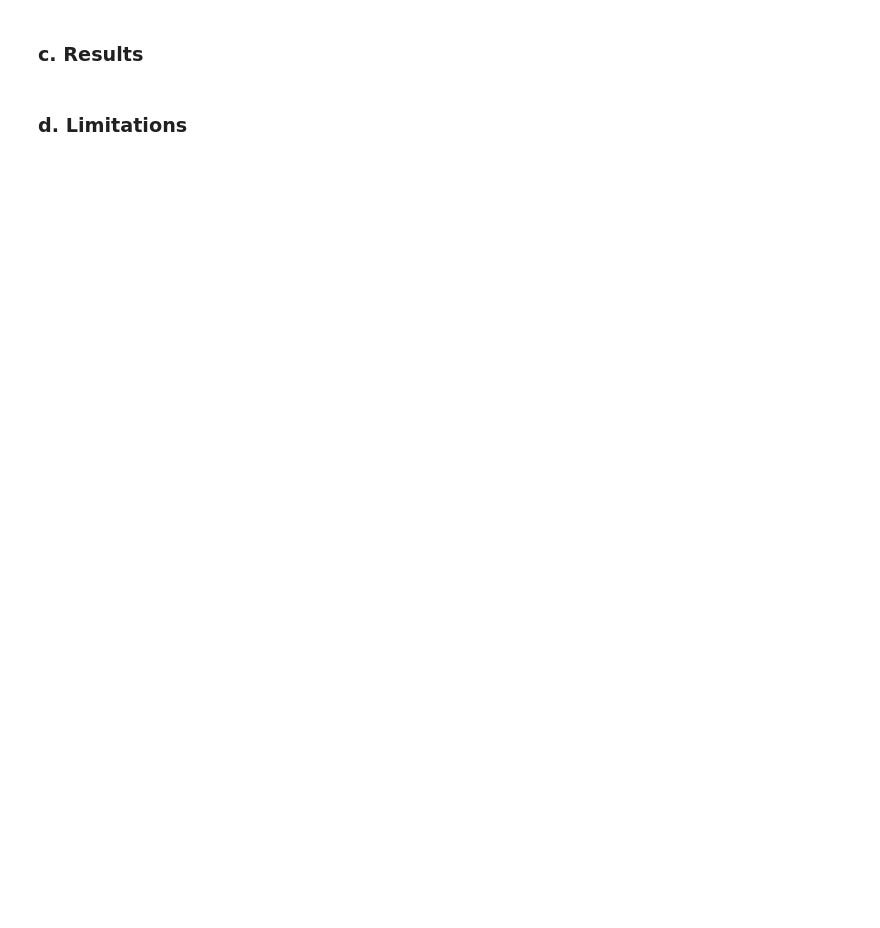
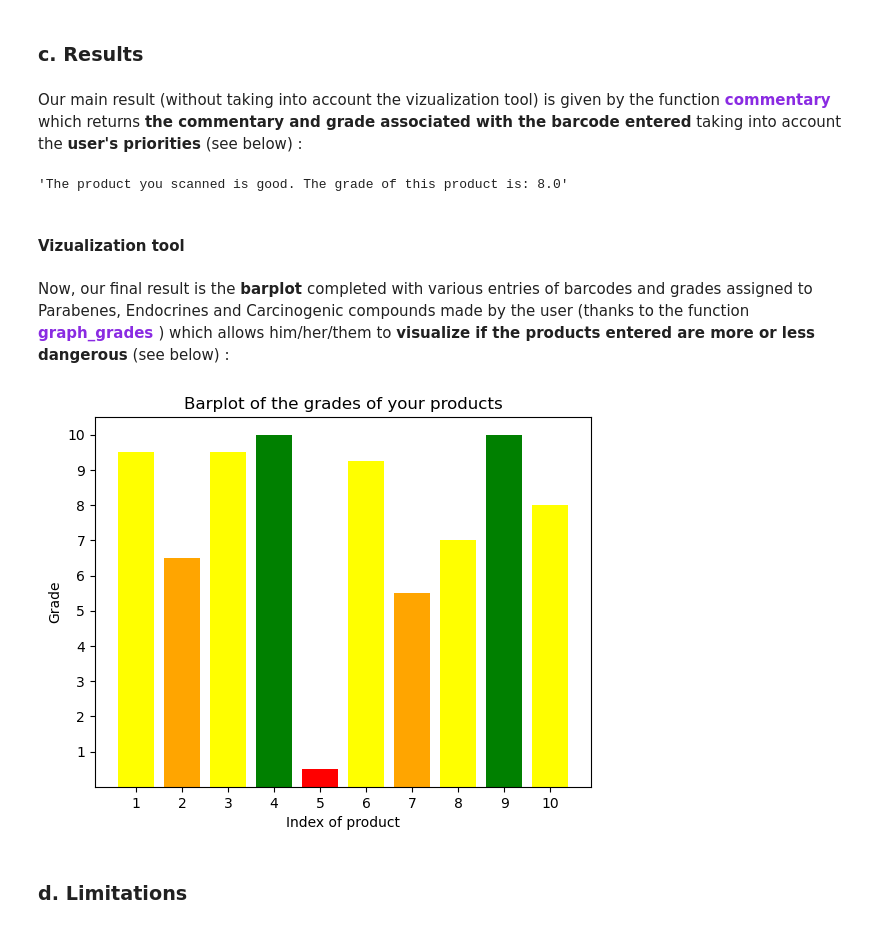
Before and after one commit to gdryf/analyzit, a Jupyter notebook: package/notebooks/analyzit_report.ipynb, the cells around one changed output. Saved outputs shown, nothing was run; the diff lists cells and outputs as text; code cells hidden in the pictures; blank space fills up the shorter version.

```diff
--- a/package/notebooks/analyzit_report.ipynb
+++ b/package/notebooks/analyzit_report.ipynb
@@ -9,4 +53,35 @@
 # %% [markdown]
 ### c. Results
+# %% [markdown]
+Our main result (without taking into account the vizualization tool) is given by the function <span style="color:#8A2BE2;font-weight: bold;"> commentary </span> which returns <b>the commentary and grade associated with the barcode entered</b> taking into account the <b>user's priorities</b> (see below) :
+# %%
+commentary ('74182473396',3,1,1)
+# %% [output]
+'The product you scanned is good. The grade of this product is: 8.0'
+# %% [markdown]
+#### Vizualization tool
+# %% [markdown]
+Now, our final result is the <b> barplot </b> completed with various entries of barcodes and grades assigned to Parabenes, Endocrines and Carcinogenic compounds made by the user (thanks to the function <span style="color:#8A2BE2;font-weight: bold;"> graph_grades </span>) which allows him/her/them to <b>visualize if the products entered are more or less dangerous</b> (see below) :
+# %%
+from src.analyzit_cosmetics import search_ingredients, danger_list, amount_dangers, coefficient,grading, commentary, graph_grades
+grades_products = []
+index_products = []
+
+plt.figure()
+
+graph_grades('3014230002601',4,1,4,grades_products,index_products)
+graph_grades('667556796483',1,1,1,grades_products,index_products)
+graph_grades('8712561534918',3,1,4,grades_products,index_products)
+graph_grades('8719134161496',5,5,1,grades_products,index_products)
+graph_grades('667556796483',3,4,5,grades_products,index_products)
+graph_grades('5045097777027',5,2,5,grades_products,index_products)
+graph_grades('8806194023212',3,4,5,grades_products,index_products)
+graph_grades('70501020166',3,3,3,grades_products,index_products)
+graph_grades('855553005305',5,2,1,grades_products,index_products)
+graph_grades('74182473396',3,1,1,grades_products,index_products)
+
+plt.show()
+# %% [output]
+[figure, added]
 # %% [markdown]
 ### d. Limitations
```
Also changed, not shown: parts of 17 cells of this notebook.
